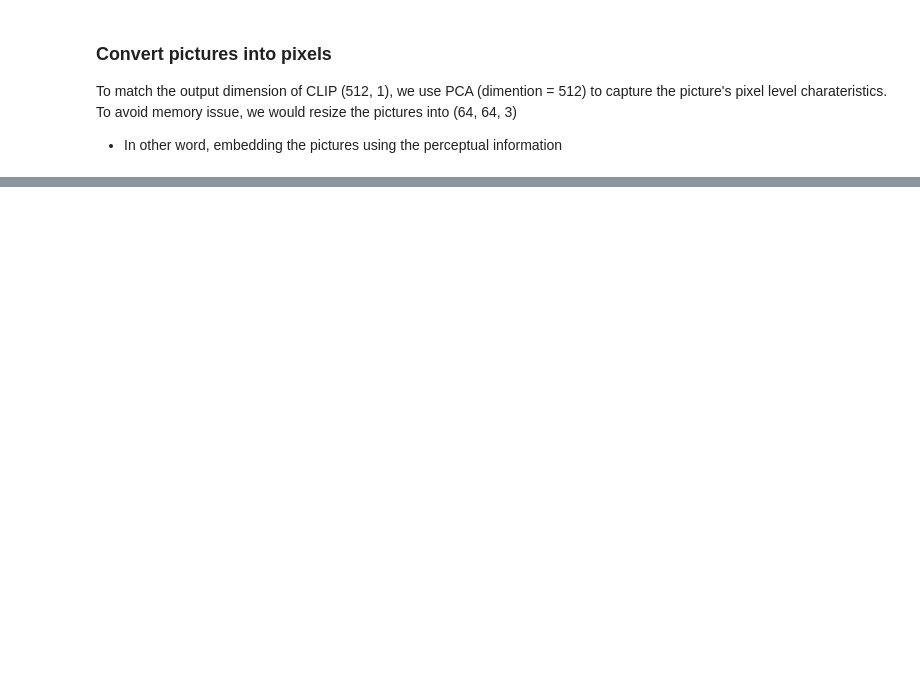
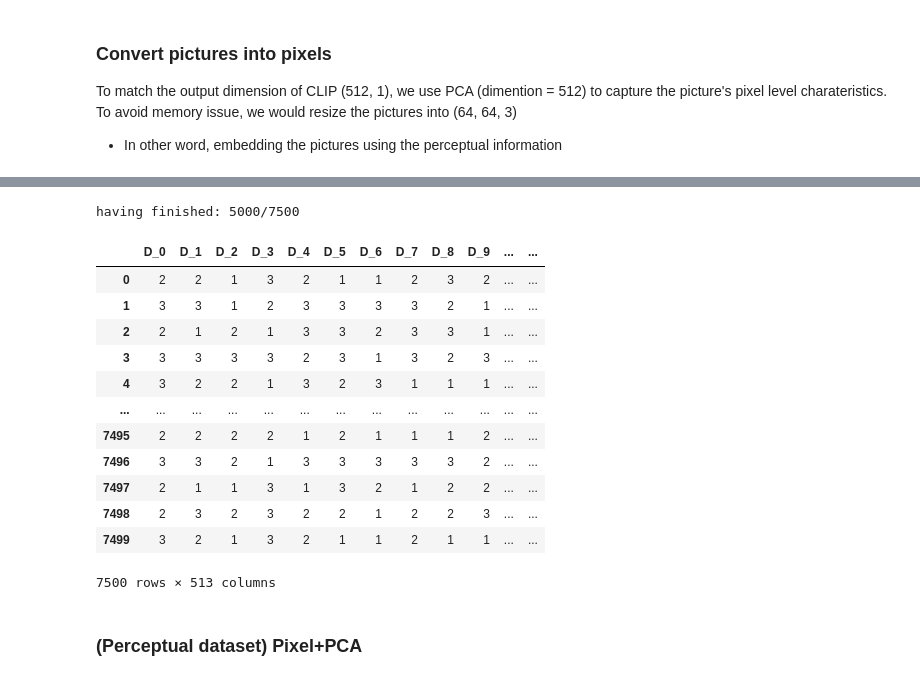
Before and after one commit to ztxxkaty/macs30100, a Jupyter notebook: EDA.ipynb, the cells around one changed output, grey strips where cells are left out. Saved outputs shown, nothing was run; the diff lists cells and outputs as text; code cells hidden in the pictures; blank space fills up the shorter version.

```diff
--- a/EDA.ipynb
+++ b/EDA.ipynb
@@ -427,0 +561,40 @@ df_test.to_csv(triplet_test_index, index=False)
+# %%
+# clip_test
+column_names = [f"D_{i}" for i in range(dimension)] + ["Choice"]
+clip_test = pd.DataFrame(columns=column_names)
+test_len = len(df_test)
+
+ii = 0
+for index, row in df_test.iterrows():
+    # get clip vectors for each image
+    clip_img1 = clip_encoder[row['image1']-1]
+    clip_img2 = clip_encoder[row['image2']-1]
+    clip_img3 = clip_encoder[row['image3']-1]
+    # calculate the most dissimilar piture for each dimention
+    idx = farthest_idx([clip_img1, clip_img2, clip_img3])
+    organized_row = np.append(idx, row['choice'])
+    # update the dataframe (clip_test)
+    clip_test.loc[ii] = organized_row
+    ii += 1
+    if not ii % 5000:
+        print(f"having finished: {ii}/{test_len}")
+
+clip_test.to_csv(clip_test_csv, index=False)
+clip_test
+# %% [output]
+having finished: 5000/7500
+|  | D_0 | D_1 | D_2 | D_3 | D_4 | D_5 | D_6 | D_7 | D_8 | D_9 | ... | ... |
+| 0 | 2 | 2 | 1 | 3 | 2 | 1 | 1 | 2 | 3 | 2 | ... | ... |
+| 1 | 3 | 3 | 1 | 2 | 3 | 3 | 3 | 3 | 2 | 1 | ... | ... |
+| 2 | 2 | 1 | 2 | 1 | 3 | 3 | 2 | 3 | 3 | 1 | ... | ... |
+| 3 | 3 | 3 | 3 | 3 | 2 | 3 | 1 | 3 | 2 | 3 | ... | ... |
+| 4 | 3 | 2 | 2 | 1 | 3 | 2 | 3 | 1 | 1 | 1 | ... | ... |
+| ... | ... | ... | ... | ... | ... | ... | ... | ... | ... | ... | ... | ... |
+| 7495 | 2 | 2 | 2 | 2 | 1 | 2 | 1 | 1 | 1 | 2 | ... | ... |
+| 7496 | 3 | 3 | 2 | 1 | 3 | 3 | 3 | 3 | 3 | 2 | ... | ... |
+| 7497 | 2 | 1 | 1 | 3 | 1 | 3 | 2 | 1 | 2 | 2 | ... | ... |
+| 7498 | 2 | 3 | 2 | 3 | 2 | 2 | 1 | 2 | 2 | 3 | ... | ... |
+| 7499 | 3 | 2 | 1 | 3 | 2 | 1 | 1 | 2 | 1 | 1 | ... | ... |
+7500 rows × 513 columns
+# %% [markdown]
+### (Perceptual dataset) Pixel+PCA
```
Also changed, not shown: parts of 33 cells of this notebook, 10 other files.
